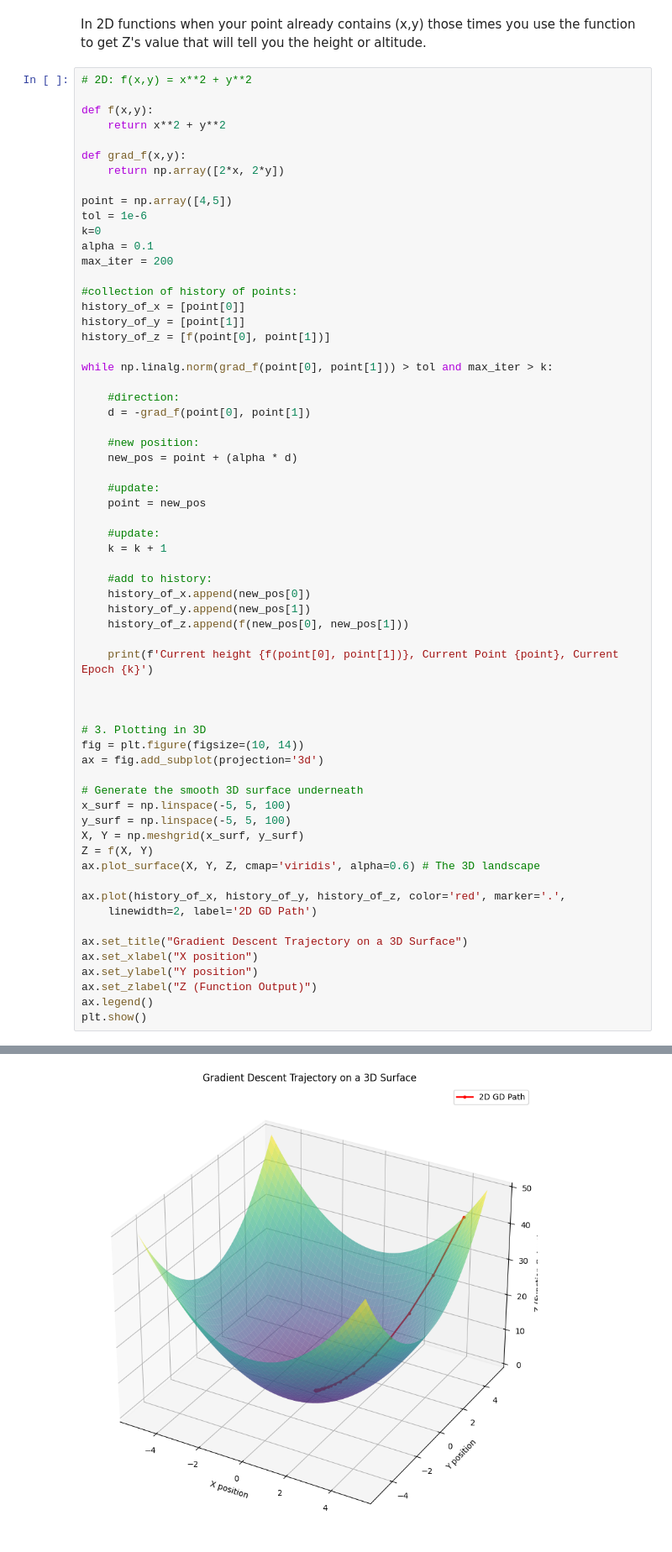
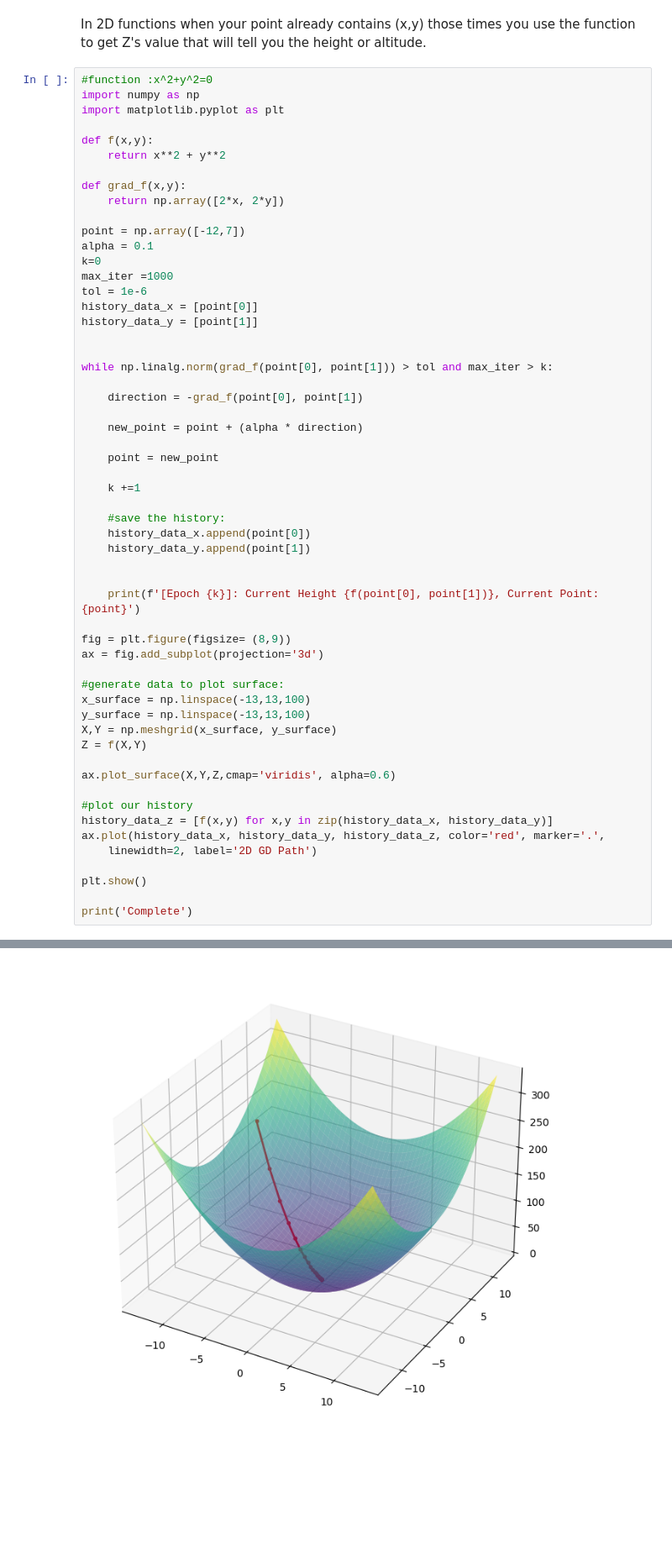
Before and after one commit to GWSuryaYT/ML-Practice, a Jupyter notebook: Optimizations/Normal GD/gradient-decent-graph.ipynb, the cells around one changed output, grey strips where cells are left out. Shown at 84% size. Saved outputs shown, nothing was run; the diff lists cells and outputs as text; blank space fills up the shorter version.

```diff
--- a/Optimizations/Normal GD/gradient-decent-graph.ipynb
+++ b/Optimizations/Normal GD/gradient-decent-graph.ipynb
@@ -101,7 +96,9 @@ Current Height: 3.5415256559585753e-221, epoch: 500, Current Point: -5.951071883
 # %% [markdown]
 In 2D functions when your point already contains (x,y) those times you use the function to get Z's value that will tell you the height or altitude.
 # %%
-# 2D: f(x,y) = x**2 + y**2
+#function :x^2+y^2=0
+import numpy as np
+import matplotlib.pyplot as plt
 
 def f(x,y):
     return x**2 + y**2
@@ -109,58 +106,49 @@ def f(x,y):
 def grad_f(x,y):
     return np.array([2*x, 2*y])
 
-point = np.array([4,5])
+point = np.array([-12,7])
+alpha = 0.1
+k=0
+max_iter =1000
 tol = 1e-6
-k=0
-alpha = 0.1
-max_iter = 200
+history_data_x = [point[0]]
+history_data_y = [point[1]]
 
-#collection of history of points:
-history_of_x = [point[0]]
-history_of_y = [point[1]]
-history_of_z = [f(point[0], point[1])]
 
 while np.linalg.norm(grad_f(point[0], point[1])) > tol and max_iter > k:
 
-    #direction:
-    d = -grad_f(point[0], point[1])
+    direction = -grad_f(point[0], point[1])
 
-    #new position:
-    new_pos = point + (alpha * d)
+    new_point = point + (alpha * direction)
 
-    #update:
-    point = new_pos
+    point = new_point
 
-    #update:
-    k = k + 1
+    k +=1
 
-    #add to history:
-    history_of_x.append(new_pos[0])
-    history_of_y.append(new_pos[1])
-    history_of_z.append(f(new_pos[0], new_pos[1]))
-
-    print(f'Current height {f(point[0], point[1])}, Current Point {point}, Current Epoch {k}')
+    #save the history:
+    history_data_x.append(point[0])
+    history_data_y.append(point[1])
 
 
+    print(f'[Epoch {k}]: Current Height {f(point[0], point[1])}, Current Point: {point}')
 
-# 3. Plotting in 3D
-fig = plt.figure(figsize=(10, 14))
+fig = plt.figure(figsize= (8,9))
 ax = fig.add_subplot(projection='3d')
 
-# Generate the smooth 3D surface underneath
-x_surf = np.linspace(-5, 5, 100)
-y_surf = np.linspace(-5, 5, 100)
-X, Y = np.meshgrid(x_surf, y_surf)
-Z = f(X, Y)
-ax.plot_surface(X, Y, Z, cmap='viridis', alpha=0.6) # The 3D landscape
+#generate data to plot surface:
+x_surface = np.linspace(-13,13,100)
+y_surface = np.linspace(-13,13,100)
+X,Y = np.meshgrid(x_surface, y_surface)
+Z = f(X,Y)
 
-ax.plot(history_of_x, history_of_y, history_of_z, color='red', marker='.',
+ax.plot_surface(X,Y,Z,cmap='viridis', alpha=0.6)
+
+#plot our history
+history_data_z = [f(x,y) for x,y in zip(history_data_x, history_data_y)]
+ax.plot(history_data_x, history_data_y, history_data_z, color='red', marker='.',
     linewidth=2, label='2D GD Path')
 
-ax.set_title("Gradient Descent Trajectory on a 3D Surface")
-ax.set_xlabel("X position")
-ax.set_ylabel("Y position")
-ax.set_zlabel("Z (Function Output)")
-ax.legend()
 plt.show()
+
+print('Complete')
 # %% [output]
@@ -184 +172 @@ Current height 1.8625242310074947e-13, Current Point [2.69599467e-07 3.36999333e
-[figure, old version]
+[figure, new version]
```
Also changed, not shown: parts of 2 cells of this notebook.
